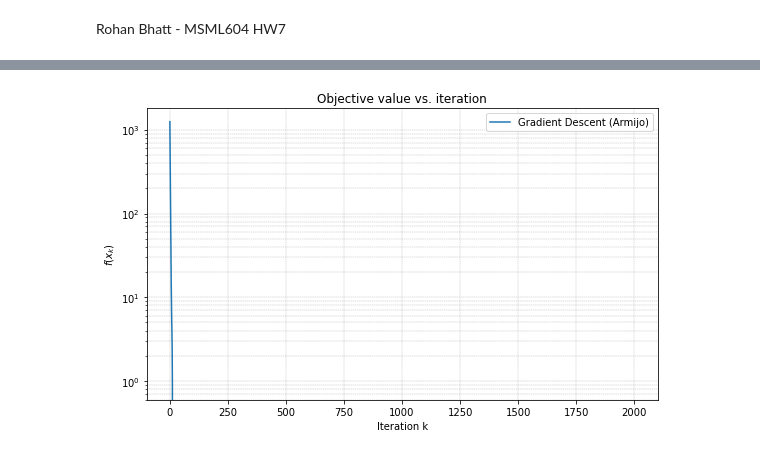
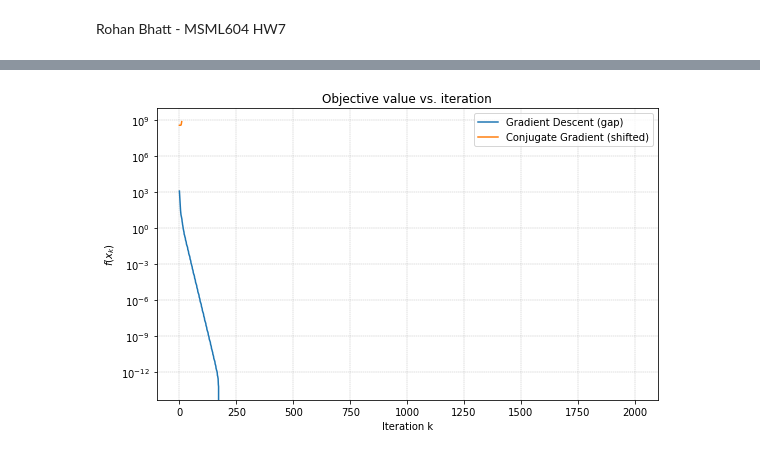
Before and after one commit to rohancodescs/learningML, a Jupyter notebook: MSML604/hw7.ipynb, the cells around one changed output, grey strips where cells are left out. Saved outputs shown, nothing was run; the diff lists cells and outputs as text; code cells hidden in the pictures.

```diff
--- a/MSML604/hw7.ipynb
+++ b/MSML604/hw7.ipynb
@@ -53,17 +53,44 @@ print(vals_gd)
+# %%
+#1b - using conjugate gradient
+def conjugate_gradient(x0, tol=1e-10, max_iterations=10, verbose = False):
+    x = x0.copy().astype(float) #copying the initial point
+    f_hist = [f(x)]
+    r = -grad(x) # initial residual r0 = -∇f(x0)
+    p = r.copy() # first search direction
+    for k in range(max_iterations):
+        Ap = P @ p # matrix-vector product
+        alpha = r @ r / (p @ Ap) #exact line search step size
+        x = x + alpha * p #update the iterate
+        r_new = r + alpha * Ap #new residual (-gradient)
+
+        f_hist.append(f(x))
+        if verbose:
+            print(f"k={k} ---------------\n α={alpha} ---------------\n ‖r‖={np.linalg.norm(r_new)}"f" ---------------\n f={f_hist[-1]}")
+        #convergence test
+        if np.linalg.norm(r_new) < tol:
+            break
+        beta = r_new @ r_new / (r @ r) #fletcher-reeves formula
+        p = -r_new + beta * p
+        r = r_new
+
+    return x, f_hist
+x_cg, vals_cg = conjugate_gradient(x0)
+shift = abs(vals_cg[-1]) + 1 #shifting the values to be positive for plotting
 # %%
 #plots for all parts:
 plt.figure(figsize=(8,5))
-plt.semilogy(vals_gd,  label="Gradient Descent (Armijo)")
-# plt.semilogy(vals_cg,  label="Conjugate Gradient")
+f_opt = vals_gd[-1]
+plt.semilogy(np.array(vals_gd) - f_opt, label="Gradient Descent (gap)")
+plt.semilogy(np.array(vals_cg) + shift,  label="Conjugate Gradient (shifted)")
 # plt.semilogy(vals_new, label="Newton")
 # plt.semilogy(vals_dfp, label="DFP")
 # plt.semilogy(vals_bfgs,label="BFGS")
 plt.xlabel("Iteration k")
 plt.ylabel(r"$f(x_k)$")
 plt.title("Objective value vs. iteration")
 plt.legend()
 plt.grid(True, which="both", linestyle="--", linewidth=0.4)
 plt.tight_layout()
 plt.show()
 # %% [output]
-[figure, old version]
+[figure, new version]
```
Also changed, not shown: parts of 1 cell of this notebook.
